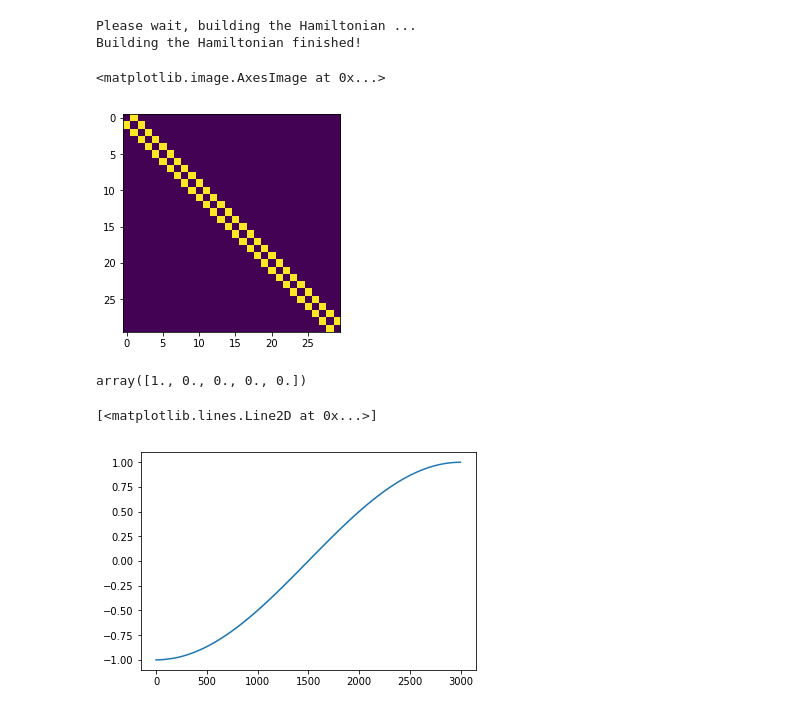
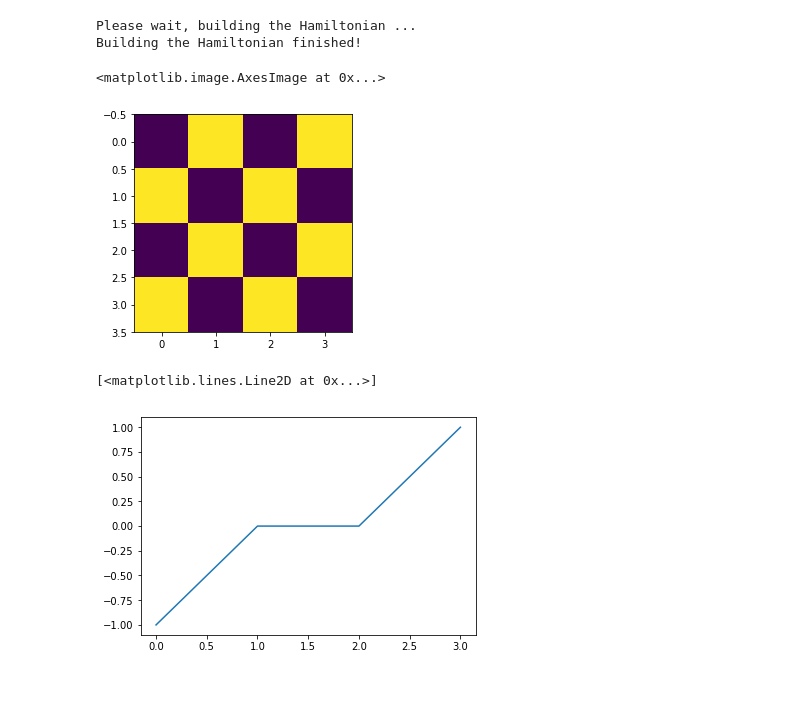
Before and after one commit to JanSuntajs/ham1d, a Jupyter notebook: jupyter_notebooks/ham1d_intro.ipynb, the cells around one changed output. Saved outputs shown, nothing was run; the diff lists cells and outputs as text; code cells hidden in the pictures.

```diff
--- a/jupyter_notebooks/ham1d_intro.ipynb
+++ b/jupyter_notebooks/ham1d_intro.ipynb
@@ -398,9 +398,10 @@ Spectral extrema:
 # %% [markdown]
 ## Noninteracting case, hopping, second-nearest hopping and quasirandom potential
 # %%
-L=3000
+L=4
 J=1
 W=0.005
+J_rnd = np.random.uniform(J*0.001, J, size=L)
 fields_free = np.random.uniform(-W, W, size=L)
 J_pm = [[J * 0.5 , i, (i + 1)%L] for i in range(L)] # the %L part ensures PBC
 
@@ -408,30 +409,22 @@ hop_left_free = ['+-', J_pm]
 
 J_mp = [[J * 0.5 , i, (i - 1)%L] for i in range(L)]
 hop_right_free = ['+-', J_mp] #couplings remain the same, only the operator order changes
-rnd_free = ['n', [[fields_free[i], i] for i in range(L)]]
-
-static_free_2 = [hop_right_free, hop_left_free, rnd_free]
+#rnd_free = ['n', [[fields_free[i], i] for i in range(L)]]
+diag = ['n', [[1., i] for i in range(L)]]
+static_free_2 = [hop_right_free, hop_left_free]
 ham_free_2 = fr1.hamiltonian(L, static_free_2)
 # %% [output]
 Please wait, building the Hamiltonian ...
 Building the Hamiltonian finished!
 # %%
-plt.imshow(np.real(ham_free_2.mat).todense()[:30,:30])
+plt.imshow(np.real(ham_free_2.mat).todense())
 # %% [output]
 <matplotlib.image.AxesImage at 0x...>
-[figure, old version]
+[figure, new version]
 # %%
 eigvals_free = ham_free_2.eigvals()
-# %%
-import numpy as np;
-
-neki = np.zeros(5)
-neki[0] = 1
-neki
-# %% [output]
-array([1., 0., 0., 0., 0.])
 # %%
 plt.plot(np.sort(eigvals_free))
 # %% [output]
 [<matplotlib.lines.Line2D at 0x...>]
-[figure, old version]
+[figure, new version]
```
